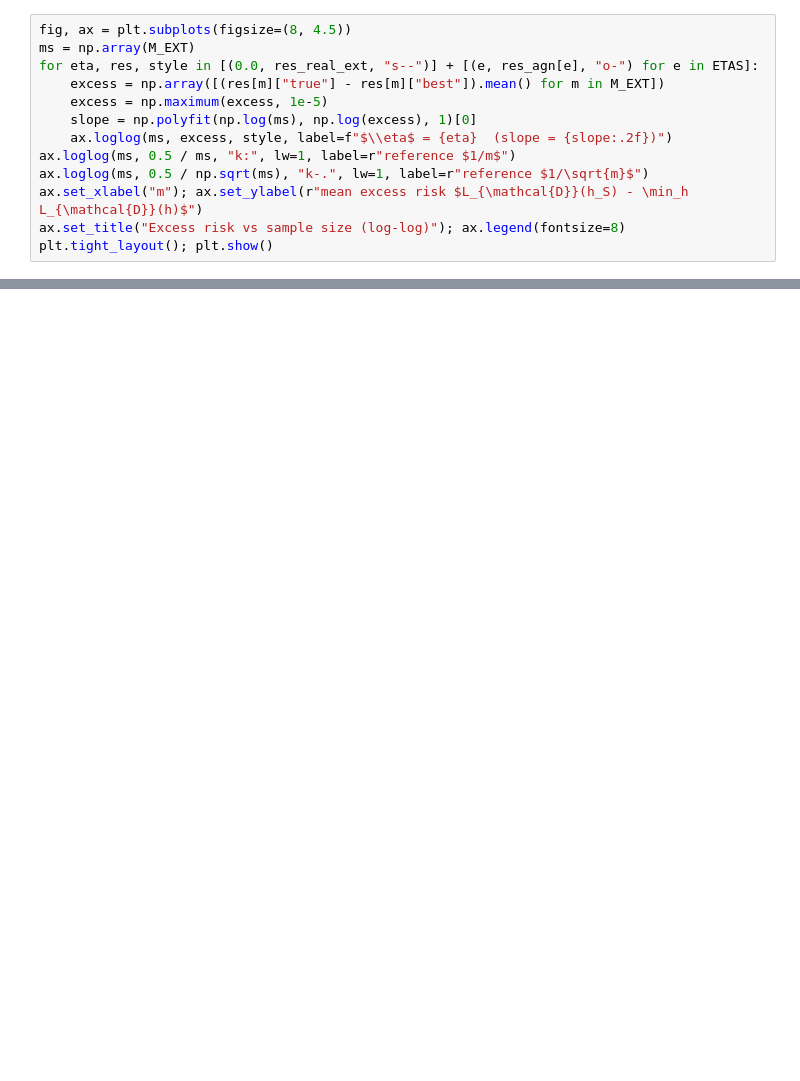
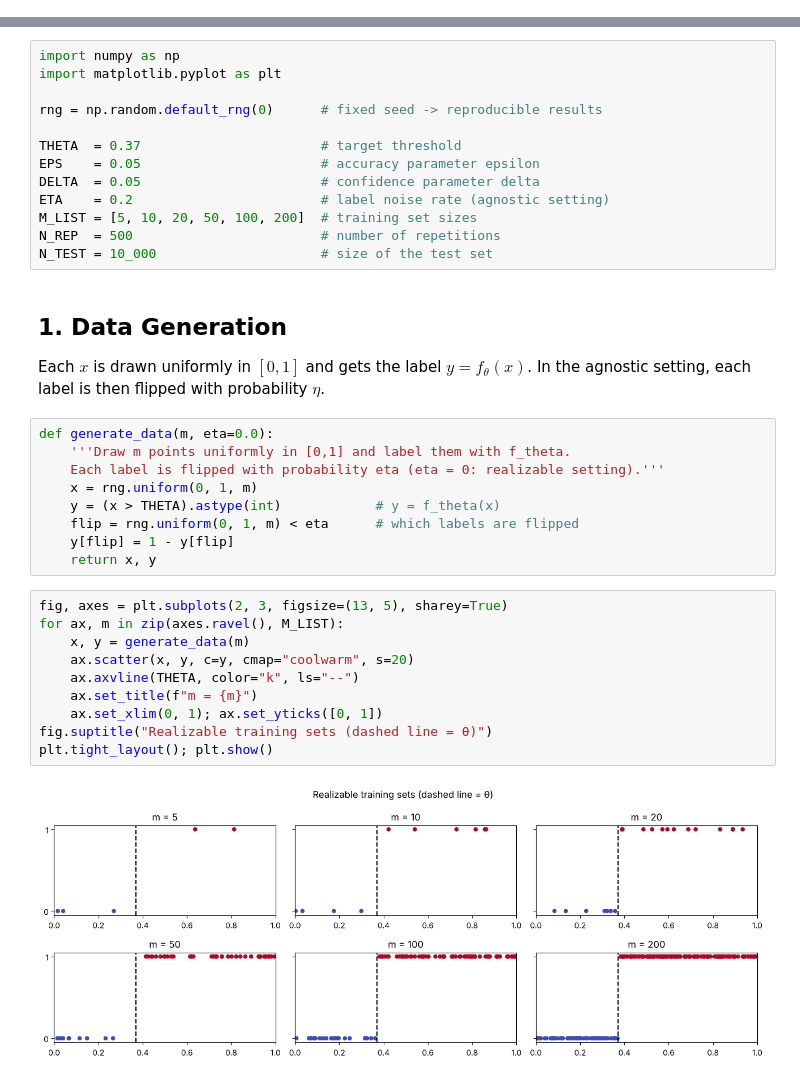
Before and after one commit to zainabelamri/SML-HW1, a Jupyter notebook: HW1_ELAMRI_Zainab.ipynb, the cells around one changed output, grey strips where cells are left out. Cells and saved outputs as stored; diff of their text form; blank space fills up the shorter version.

```diff
--- a/HW1_ELAMRI_Zainab.ipynb
+++ b/HW1_ELAMRI_Zainab.ipynb
@@ -565,13 +0,0 @@ eta = 0.3 :  m >= 150
-# %%
-fig, ax = plt.subplots(figsize=(8, 4.5))
-ms = np.array(M_EXT)
-for eta, res, style in [(0.0, res_real_ext, "s--")] + [(e, res_agn[e], "o-") for e in ETAS]:
-    excess = np.array([(res[m]["true"] - res[m]["best"]).mean() for m in M_EXT])
-    excess = np.maximum(excess, 1e-5)
-    slope = np.polyfit(np.log(ms), np.log(excess), 1)[0]
-    ax.loglog(ms, excess, style, label=f"$\\eta$ = {eta}  (slope = {slope:.2f})")
-ax.loglog(ms, 0.5 / ms, "k:", lw=1, label=r"reference $1/m$")
-ax.loglog(ms, 0.5 / np.sqrt(ms), "k-.", lw=1, label=r"reference $1/\sqrt{m}$")
-ax.set_xlabel("m"); ax.set_ylabel(r"mean excess risk $L_{\mathcal{D}}(h_S) - \min_h L_{\mathcal{D}}(h)$")
-ax.set_title("Excess risk vs sample size (log-log)"); ax.legend(fontsize=8)
-plt.tight_layout(); plt.show()
@@ -620,0 +31,39 @@ In short: **PAC learning asks "can we get close to perfect?"; agnostic PAC learn
+# %%
+import numpy as np
+import matplotlib.pyplot as plt
+
+rng = np.random.default_rng(0)      # fixed seed -> reproducible results
+
+THETA  = 0.37                       # target threshold
+EPS    = 0.05                       # accuracy parameter epsilon
+DELTA  = 0.05                       # confidence parameter delta
+ETA    = 0.2                        # label noise rate (agnostic setting)
+M_LIST = [5, 10, 20, 50, 100, 200]  # training set sizes
+N_REP  = 500                        # number of repetitions
+N_TEST = 10_000                     # size of the test set
+# %% [markdown]
+## 1. Data Generation
+
+Each $x$ is drawn uniformly in $[0,1]$ and gets the label $y = f_\theta(x)$.
+In the agnostic setting, each label is then flipped with probability $\eta$.
+# %%
+def generate_data(m, eta=0.0):
+    '''Draw m points uniformly in [0,1] and label them with f_theta.
+    Each label is flipped with probability eta (eta = 0: realizable setting).'''
+    x = rng.uniform(0, 1, m)
+    y = (x > THETA).astype(int)            # y = f_theta(x)
+    flip = rng.uniform(0, 1, m) < eta      # which labels are flipped
+    y[flip] = 1 - y[flip]
+    return x, y
+# %%
+fig, axes = plt.subplots(2, 3, figsize=(13, 5), sharey=True)
+for ax, m in zip(axes.ravel(), M_LIST):
+    x, y = generate_data(m)
+    ax.scatter(x, y, c=y, cmap="coolwarm", s=20)
+    ax.axvline(THETA, color="k", ls="--")
+    ax.set_title(f"m = {m}")
+    ax.set_xlim(0, 1); ax.set_yticks([0, 1])
+fig.suptitle("Realizable training sets (dashed line = θ)")
+plt.tight_layout(); plt.show()
+# %% [output]
+[figure, added]
```
Also changed, not shown: parts of 61 cells of this notebook.
